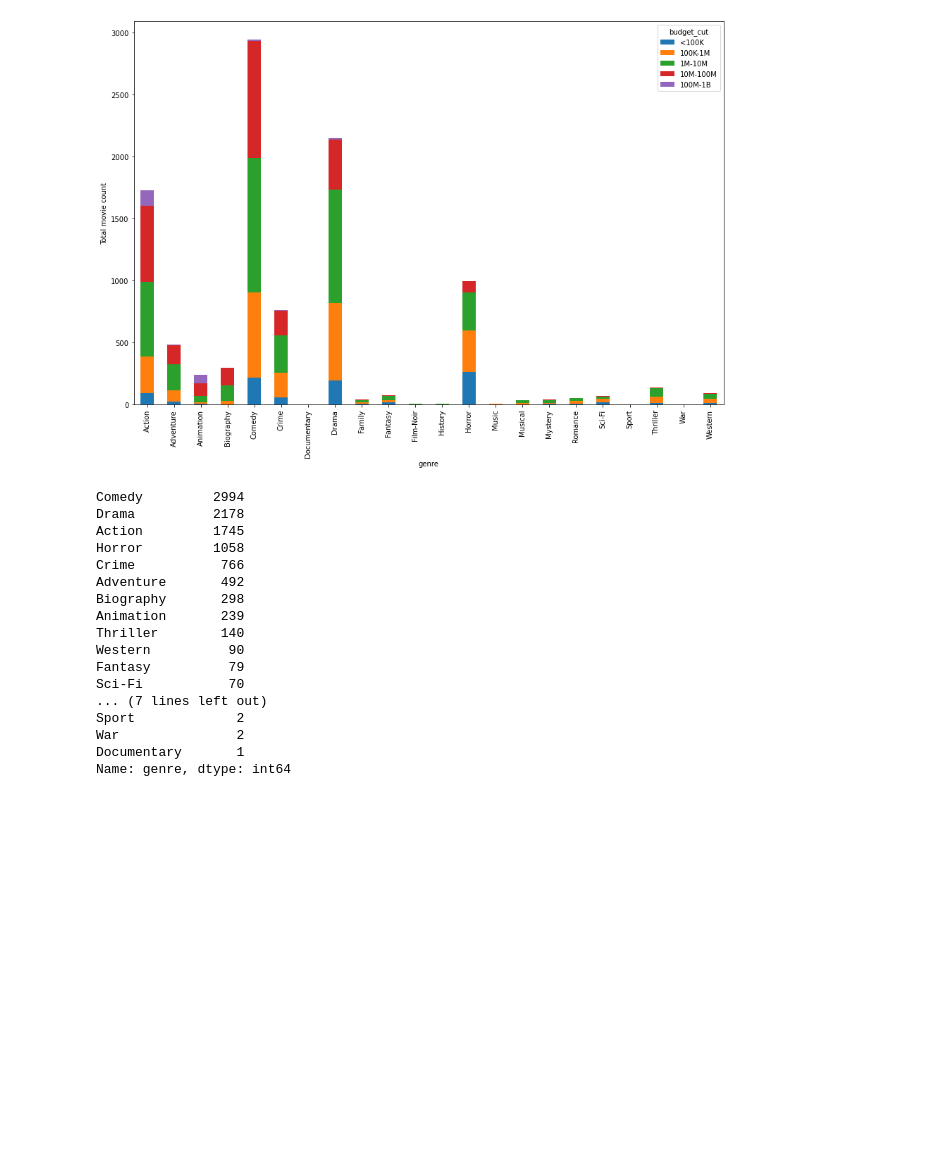
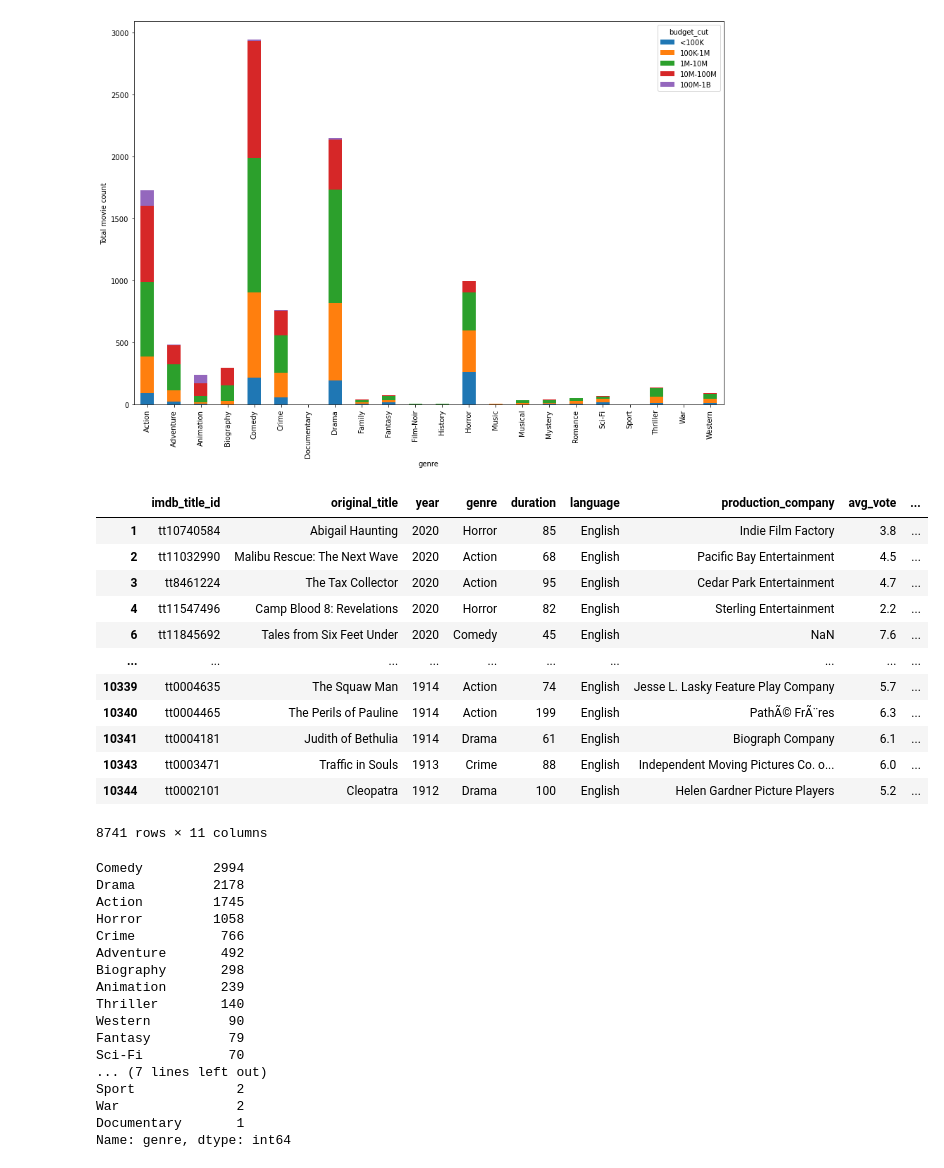
Before and after one commit to MersedehSP/Movie_Makers, a Jupyter notebook: Mersedeh/Matplotlib_Visualizatoin_Movies.ipynb, the cells around one changed output. Drawn from its saved outputs; the diff is of its cells as text; code cells hidden in the pictures; blank space fills up the shorter version.

Commit message:
selected genre

```diff
--- a/Mersedeh/Matplotlib_Visualizatoin_Movies.ipynb
+++ b/Mersedeh/Matplotlib_Visualizatoin_Movies.ipynb
@@ -304,3 +302,23 @@ selected_genre =
+# %%
+genre_list = ["Action","Drama","Comedy","Horror","Crime"]
+Action_genre = movie_df[movie_df.genre == "Action"]
+Drama_genre = movie_df[movie_df.genre == "Drama"]
+selected_genre_df = movie_df[movie_df.genre.isin(genre_list)]
+selected_genre_df
+# %% [output]
+|  | imdb_title_id | original_title | year | genre | duration | language | production_company | avg_vote | ... |
+| 1 | tt10740584 | Abigail Haunting | 2020 | Horror | 85 | English | Indie Film Factory | 3.8 | ... |
+| 2 | tt11032990 | Malibu Rescue: The Next Wave | 2020 | Action | 68 | English | Pacific Bay Entertainment | 4.5 | ... |
+| 3 | tt8461224 | The Tax Collector | 2020 | Action | 95 | English | Cedar Park Entertainment | 4.7 | ... |
+| 4 | tt11547496 | Camp Blood 8: Revelations | 2020 | Horror | 82 | English | Sterling Entertainment | 2.2 | ... |
+| 6 | tt11845692 | Tales from Six Feet Under | 2020 | Comedy | 45 | English | NaN | 7.6 | ... |
+| ... | ... | ... | ... | ... | ... | ... | ... | ... | ... |
+| 10339 | tt0004635 | The Squaw Man | 1914 | Action | 74 | English | Jesse L. Lasky Feature Play Company | 5.7 | ... |
+| 10340 | tt0004465 | The Perils of Pauline | 1914 | Action | 199 | English | PathÃ© FrÃ¨res | 6.3 | ... |
+| 10341 | tt0004181 | Judith of Bethulia | 1914 | Drama | 61 | English | Biograph Company | 6.1 | ... |
+| 10343 | tt0003471 | Traffic in Souls | 1913 | Crime | 88 | English | Independent Moving Pictures Co. o... | 6.0 | ... |
+| 10344 | tt0002101 | Cleopatra | 1912 | Drama | 100 | English | Helen Gardner Picture Players | 5.2 | ... |
+8741 rows × 11 columns
 # %%
 ########dont use yet)
 budget_df_gb2 = budget_df2.groupby(["genre"])
```
Also changed, not shown: parts of 1 cell of this notebook.
